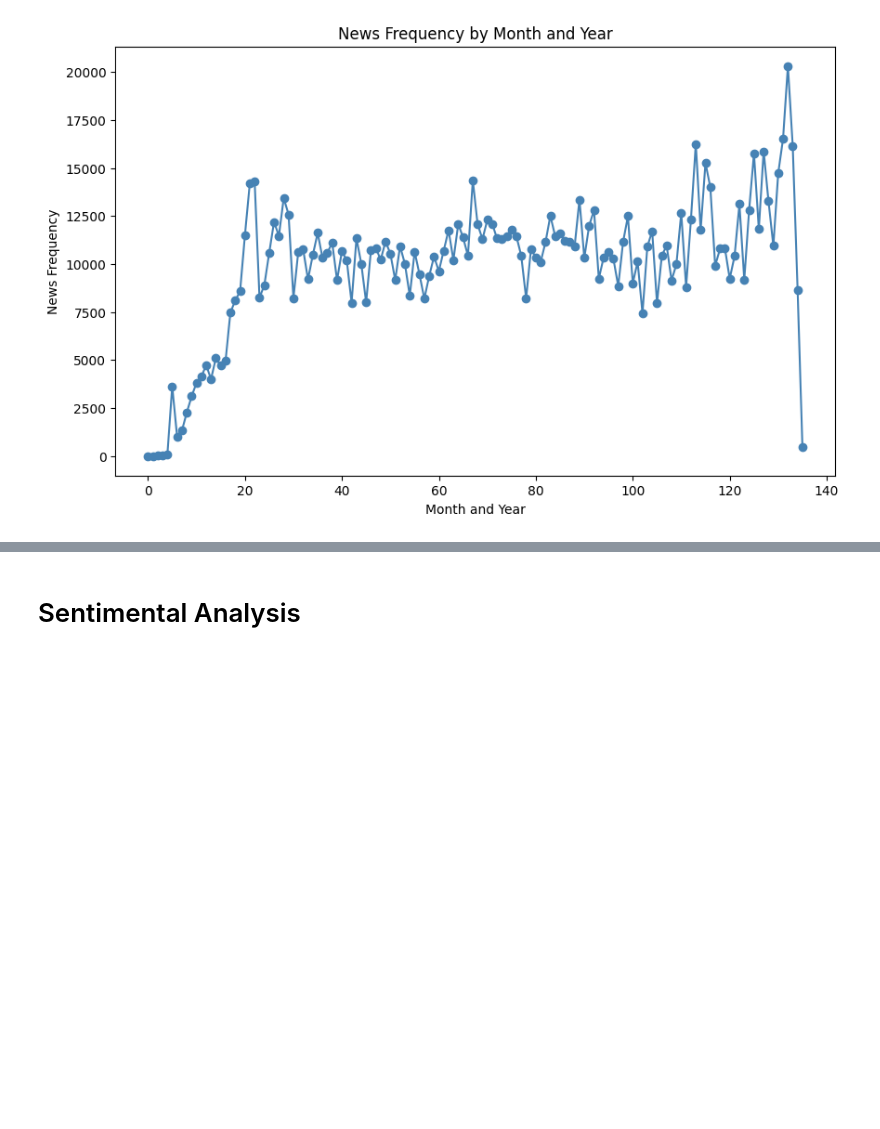
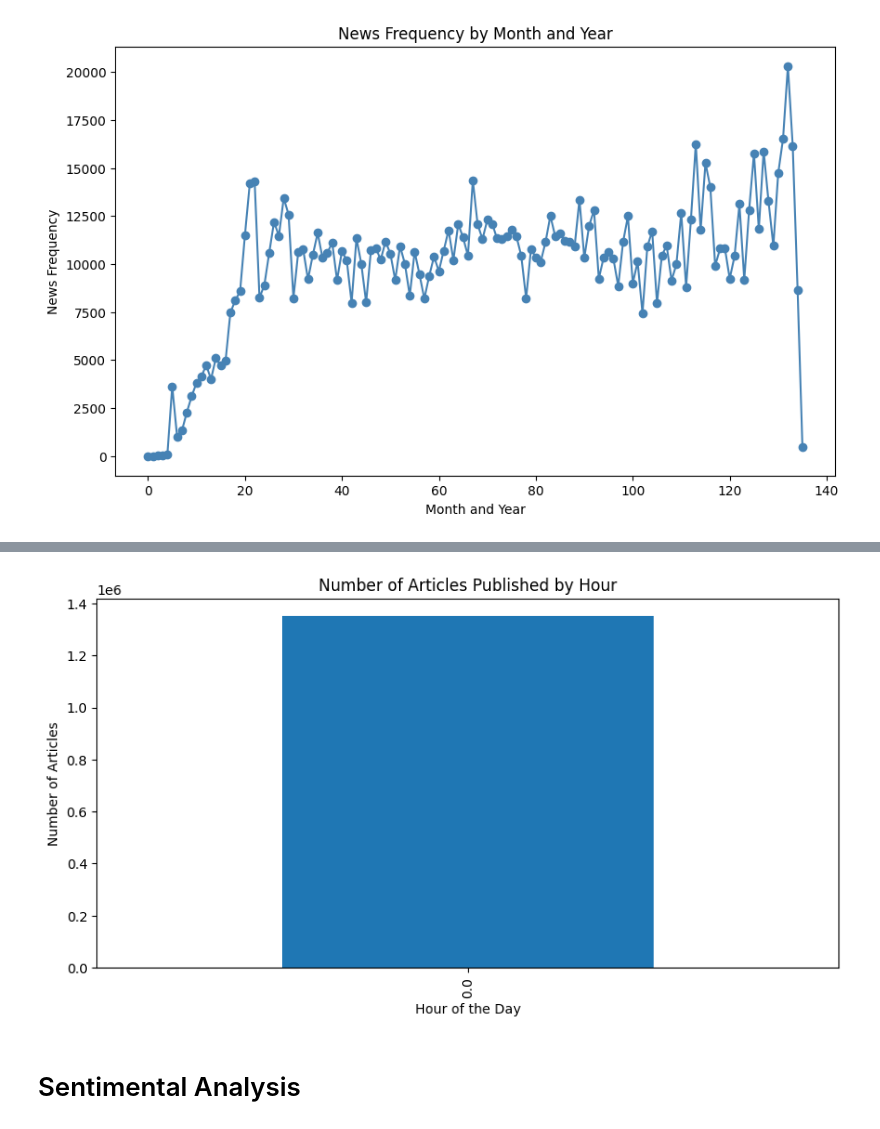
Before and after one commit to nebiyu-ethio/stock-sentiment-analysis, a Jupyter notebook: notebooks/EDA_task-1.ipynb, the cells around one changed output, grey strips where cells are left out. Drawn from its saved outputs; the diff is of its cells as text; code cells hidden in the pictures; blank space fills up the shorter version.

```diff
--- a/notebooks/EDA_task-1.ipynb
+++ b/notebooks/EDA_task-1.ipynb
@@ -278,3 +352,18 @@ visualize_publication_dates(news_frequency, news_frequency_monthly)
+# %%
+# Extract the hour from the datetime
+df['hour'] = df['date'].dt.hour
+
+# Group by hour and count the number of articles
+hourly_publication_count = df.groupby('hour').size()
+
+# Plot the distribution of articles by hour
+plt.figure(figsize=(10, 5))
+hourly_publication_count.plot(kind='bar', title='Number of Articles Published by Hour')
+plt.xlabel('Hour of the Day')
+plt.ylabel('Number of Articles')
+plt.show()
+# %% [output]
+[figure, added]
 # %% [markdown]
 # Sentimental Analysis
 # %%
```
Also changed, not shown: parts of 9 cells of this notebook.
